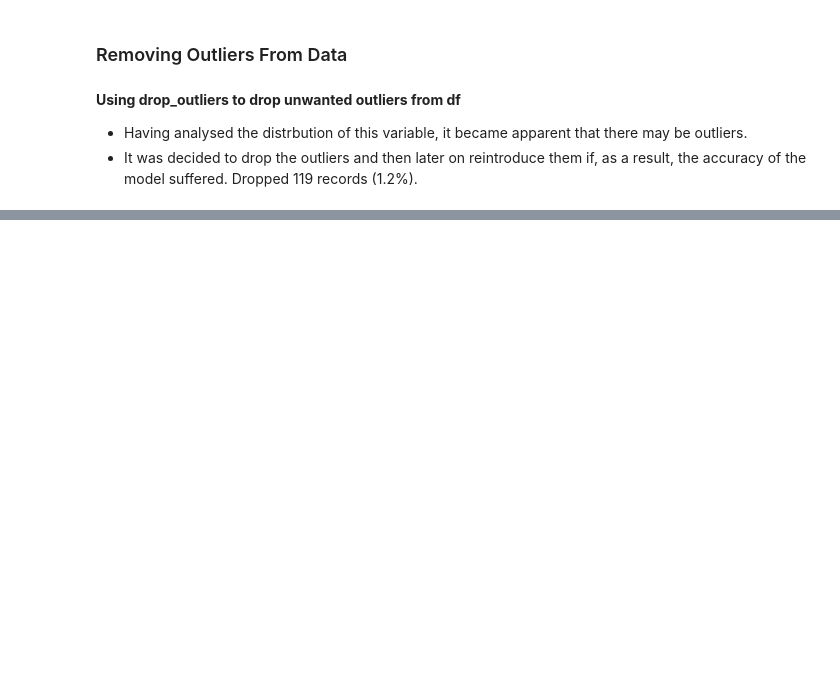
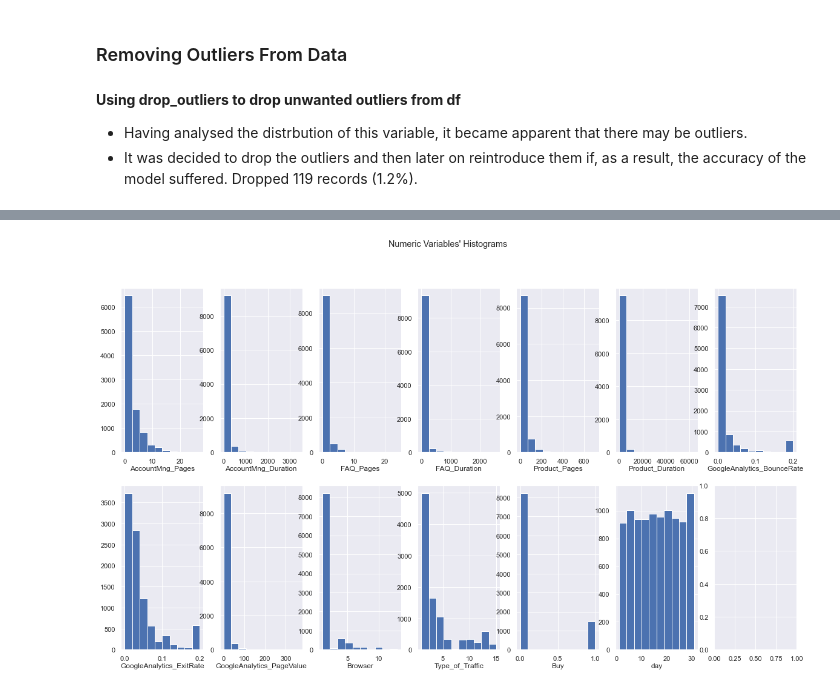
Before and after one commit to helenado/kaggle_ml_35, a Jupyter notebook: techscape-ecommerce/main.ipynb, the cells around one changed output, grey strips where cells are left out. Cells and saved outputs as stored; diff of their text form; code cells hidden in the pictures; blank space fills up the shorter version.

```diff
--- a/techscape-ecommerce/main.ipynb
+++ b/techscape-ecommerce/main.ipynb
@@ -161,6 +150,5 @@ df[((df['AccountMng_Duration']>0) & (df['AccountMng_Pages']==0))|((df['FAQ_Pages
 # %%
-# there are records with 29 of februrary as 'Date'
-df['day']=df['Date'].dt.day
+# confirming that the last day of every month is correct
 df.groupby(df['Date'].dt.month).max()
 # %% [output]
 |  | Date | AccountMng_Pages | AccountMng_Duration | FAQ_Pages | FAQ_Duration | Product_Pages | ... |
@@ -177,0 +188,7 @@ df.groupby(df['Date'].dt.month).max()
+# %%
+df=df[~(((df['AccountMng_Duration']>0) & (df['AccountMng_Pages']==0))|
+((df['AccountMng_Duration']==0) & (df['AccountMng_Pages']>0))|
+((df['FAQ_Pages']>0) & (df['FAQ_Duration']==0))|
+((df['FAQ_Pages']==0) & (df['FAQ_Duration']>0))|
+((df['Product_Pages']==0) & (df['Product_Pages']>0))|
+((df['Product_Pages']>0) & (df['Product_Pages']==0)))]
@@ -181,3 +219,8 @@ df.groupby(df['Date'].dt.month).max()
 <b>Using drop_outliers to drop unwanted outliers from df </b>
 * Having analysed the distrbution of this variable, it became apparent that there may be outliers.
 * It was decided to drop the outliers and then later on reintroduce them if, as a result, the accuracy of the model suffered. Dropped 119 records (1.2%).
+# %%
+#Define metric and non-metric features. Why?
+metric_features = df.select_dtypes(include=np.number).columns.tolist()
+metric_features
+#metric_features = df.columns.drop(non_metric_features).to_list()
@@ -183,0 +241,28 @@ df.groupby(df['Date'].dt.month).max()
+# %%
+# All Numeric Variables' Histograms in one figure
+import seaborn as sns
+import matplotlib.pyplot as plt
+from math import ceil
+%matplotlib inline
+
+
+sns.set()
+
+# Prepare figure. Create individual axes where each histogram will be placed
+fig, axes = plt.subplots(2, ceil(len(metric_features) / 2), figsize=(20, 11))
+
+# Plot data
+# Iterate across axes objects and associate each histogram (hint: use the ax.hist() instead of plt.hist()):
+for ax, feat in zip(axes.flatten(), metric_features): # Notice the zip() function and flatten() method
+    ax.hist(df[feat])
+    ax.set_title(feat, y=-0.13)
+
+# Layout
+# Add a centered title to the figure:
+title = "Numeric Variables' Histograms"
+
+plt.suptitle(title)
+
+plt.savefig("teste.png")
+# %% [output]
+[figure, added]
```
Also changed, not shown: parts of 13 cells of this notebook.
